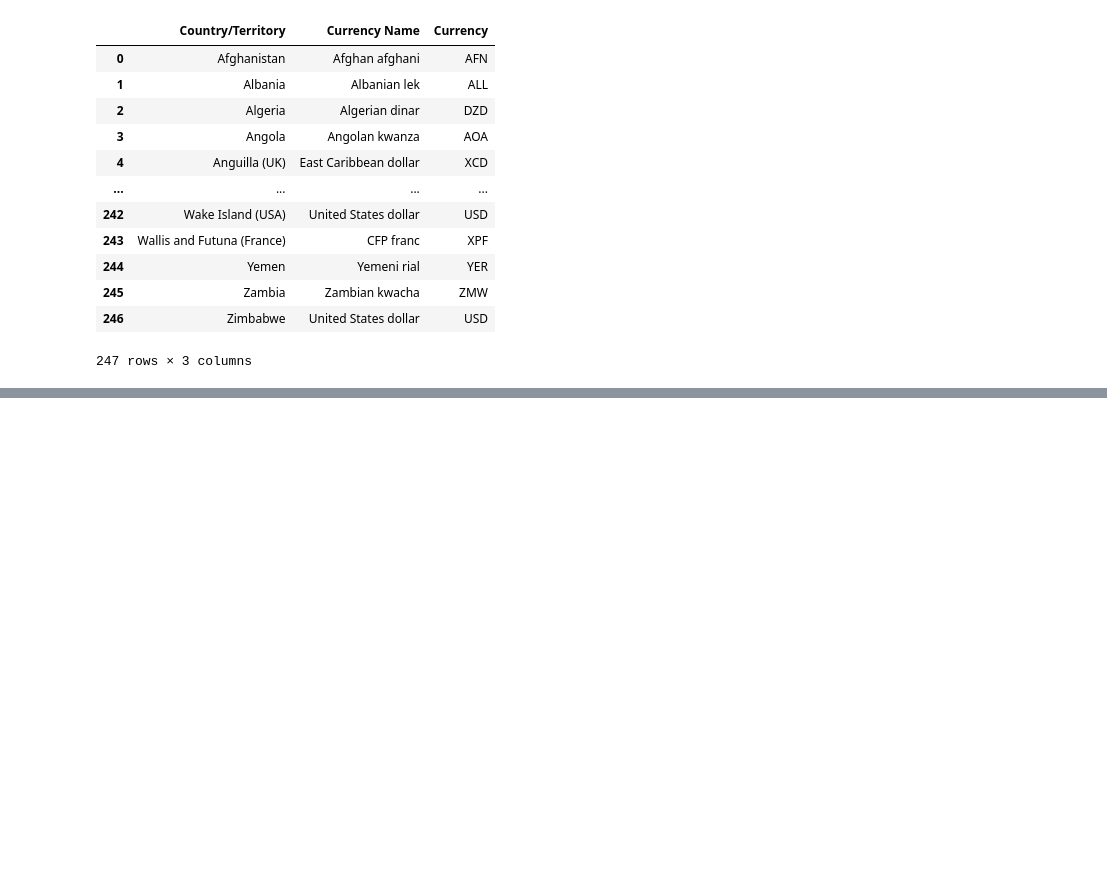
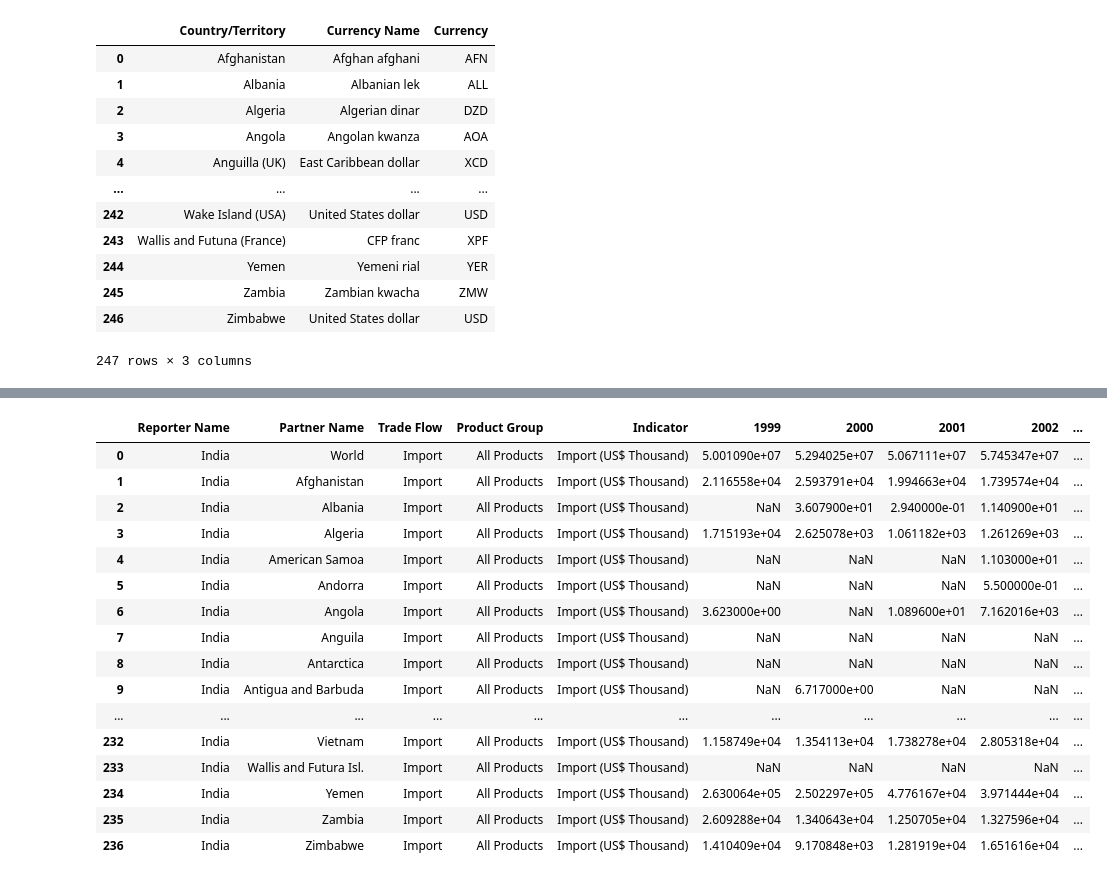
Before and after one commit to salu218/Api_test, a Jupyter notebook: Exchange_rate.ipynb, the cells around one changed output, grey strips where cells are left out. Cells and saved outputs as stored; diff of their text form; code cells hidden in the pictures; blank space fills up the shorter version.

```diff
--- a/Exchange_rate.ipynb
+++ b/Exchange_rate.ipynb
@@ -394,0 +412,22 @@ Name: Country/Territory, dtype: bool
+# %%
+import_df = pd.read_csv('india-imports-1999-2021.csv')
+# %%
+import_df
+# %% [output]
+|  | Reporter Name | Partner Name | Trade Flow | Product Group | Indicator | 1999 | 2000 | 2001 | 2002 | ... |
+| 0 | India | World | Import | All Products | Import (US$ Thousand) | 5.001090e+07 | 5.294025e+07 | 5.067111e+07 | 5.745347e+07 | ... |
+| 1 | India | Afghanistan | Import | All Products | Import (US$ Thousand) | 2.116558e+04 | 2.593791e+04 | 1.994663e+04 | 1.739574e+04 | ... |
+| 2 | India | Albania | Import | All Products | Import (US$ Thousand) | NaN | 3.607900e+01 | 2.940000e-01 | 1.140900e+01 | ... |
+| 3 | India | Algeria | Import | All Products | Import (US$ Thousand) | 1.715193e+04 | 2.625078e+03 | 1.061182e+03 | 1.261269e+03 | ... |
+| 4 | India | American Samoa | Import | All Products | Import (US$ Thousand) | NaN | NaN | NaN | 1.103000e+01 | ... |
+| 5 | India | Andorra | Import | All Products | Import (US$ Thousand) | NaN | NaN | NaN | 5.500000e-01 | ... |
+| 6 | India | Angola | Import | All Products | Import (US$ Thousand) | 3.623000e+00 | NaN | 1.089600e+01 | 7.162016e+03 | ... |
+| 7 | India | Anguila | Import | All Products | Import (US$ Thousand) | NaN | NaN | NaN | NaN | ... |
+| 8 | India | Antarctica | Import | All Products | Import (US$ Thousand) | NaN | NaN | NaN | NaN | ... |
+| 9 | India | Antigua and Barbuda | Import | All Products | Import (US$ Thousand) | NaN | 6.717000e+00 | NaN | NaN | ... |
+| ... | ... | ... | ... | ... | ... | ... | ... | ... | ... | ... |
+| 232 | India | Vietnam | Import | All Products | Import (US$ Thousand) | 1.158749e+04 | 1.354113e+04 | 1.738278e+04 | 2.805318e+04 | ... |
+| 233 | India | Wallis and Futura Isl. | Import | All Products | Import (US$ Thousand) | NaN | NaN | NaN | NaN | ... |
+| 234 | India | Yemen | Import | All Products | Import (US$ Thousand) | 2.630064e+05 | 2.502297e+05 | 4.776167e+04 | 3.971444e+04 | ... |
+| 235 | India | Zambia | Import | All Products | Import (US$ Thousand) | 2.609288e+04 | 1.340643e+04 | 1.250705e+04 | 1.327596e+04 | ... |
+| 236 | India | Zimbabwe | Import | All Products | Import (US$ Thousand) | 1.410409e+04 | 9.170848e+03 | 1.281919e+04 | 1.651616e+04 | ... |
```
Also changed, not shown: parts of 18 cells of this notebook.
